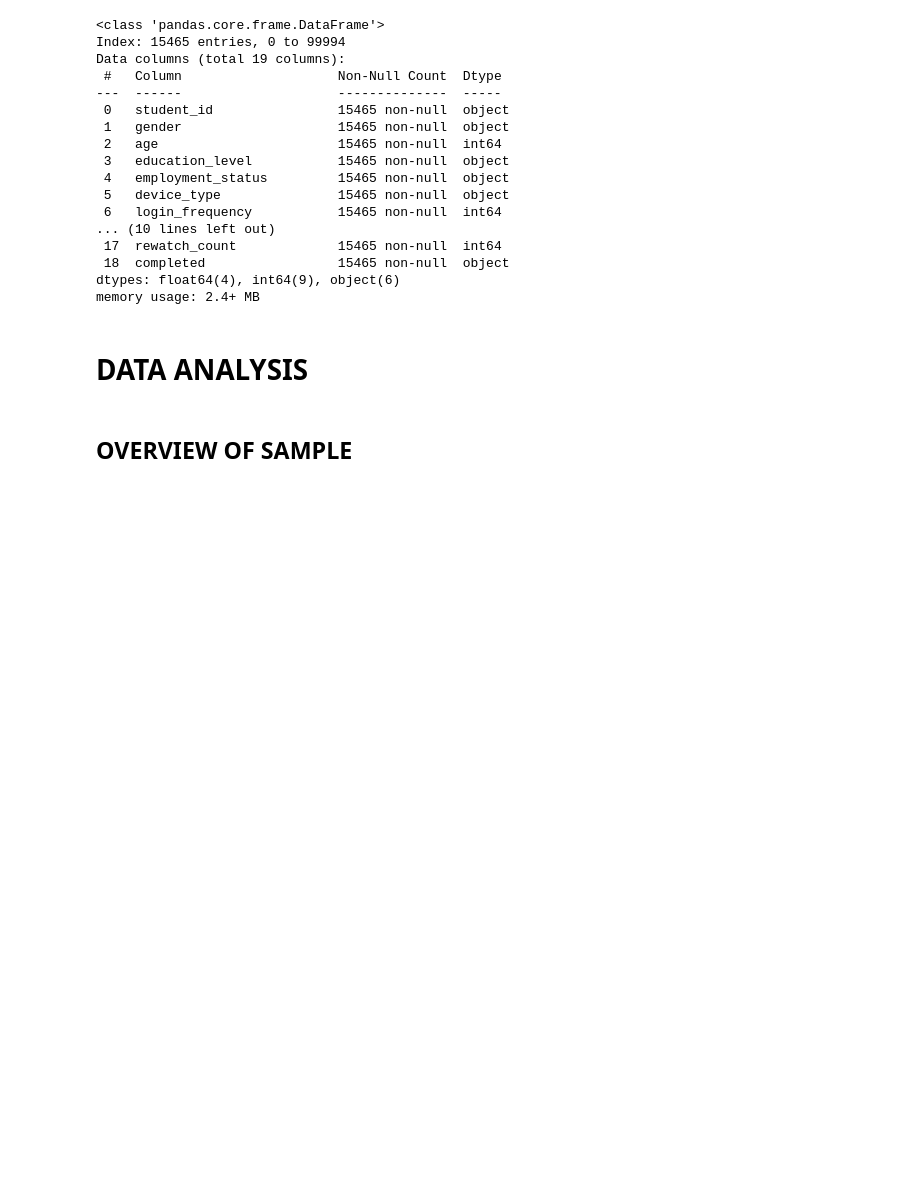
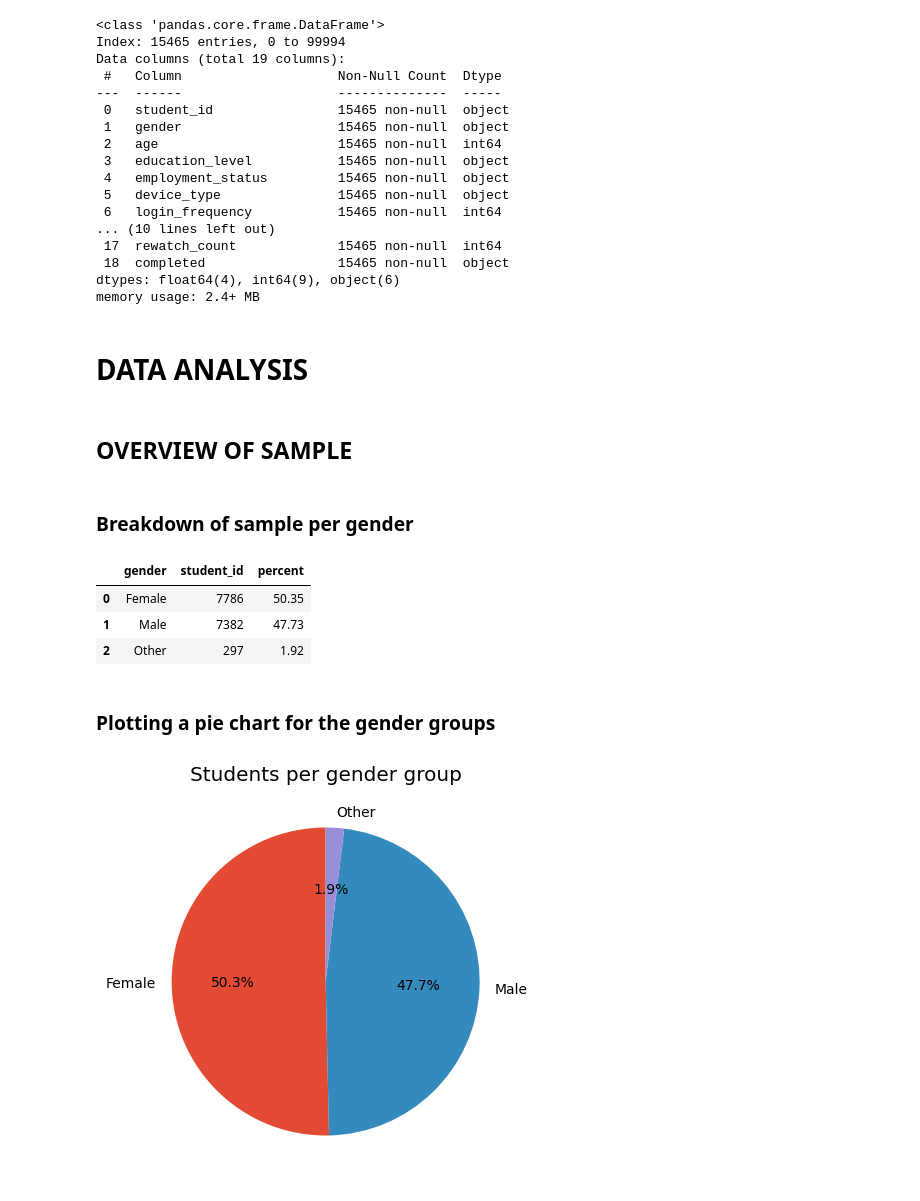
Before and after one commit to boredanalyst/Predicting-Course-Completion-Using-Student-Engagement, a Jupyter notebook: student-engagement-vs-course-completion.ipynb, the cells around one changed output. Cells and saved outputs as stored; diff of their text form; code cells hidden in the pictures; blank space fills up the shorter version.

Commit message:
Kaggle Notebook | Student Engagement vs Course Completion | Version 3

```diff
--- a/student-engagement-vs-course-completion.ipynb
+++ b/student-engagement-vs-course-completion.ipynb
@@ -7,7 +7,9 @@ import numpy as np # linear algebra
 import pandas as pd # data processing, CSV file I/O (e.g. pd.read_csv)
 import seaborn as sns
 import matplotlib.pyplot as plt
-import scipy as stats
+from scipy import stats
+
+plt.style.use("ggplot")
 
 # Input data files are available in the read-only "../input/" directory
 # For example, running this (by clicking run or pressing Shift+Enter) will list all files under the input directory
@@ -176,3 +138,40 @@ memory usage: 2.4+ MB
 # DATA ANALYSIS #
 # %% [markdown]
 ## OVERVIEW OF SAMPLE ##
+# %% [markdown]
+### Breakdown of sample per gender ###
+# %%
+## Plotting the gender breakdown of the sample.
+
+data_df = df.groupby("gender")["student_id"].count()
+data_df = pd.DataFrame(data_df).reset_index()
+data_df["percent"] = round((data_df["student_id"]/len(df)) * 100, 2)
+data_df
+# %% [output]
+|  | gender | student_id | percent |
+| 0 | Female | 7786 | 50.35 |
+| 1 | Male | 7382 | 47.73 |
+| 2 | Other | 297 | 1.92 |
+# %% [markdown]
+### Plotting a pie chart for the gender groups ####
+# %%
+### Plotting the piechart ###
+
+data_df = df.groupby("gender")["student_id"].count()
+data_df = pd.DataFrame(data_df).reset_index()
+data_df["percent"] = round((data_df["student_id"]/len(df)) * 100, 2)
+
+viz_df_size = data_df["percent"]
+viz_df_label = data_df["gender"]
+
+## plotting the chart
+
+plt.figure(figsize=(8,5))
+plt.pie(viz_df_size, labels=viz_df_label, startangle=90, autopct="%1.1f%%")
+
+## Annotating the chart
+
+plt.title("Students per gender group")
+plt.show()
+# %% [output]
+[figure, added]
```
Also changed, not shown: parts of 9 cells of this notebook.
